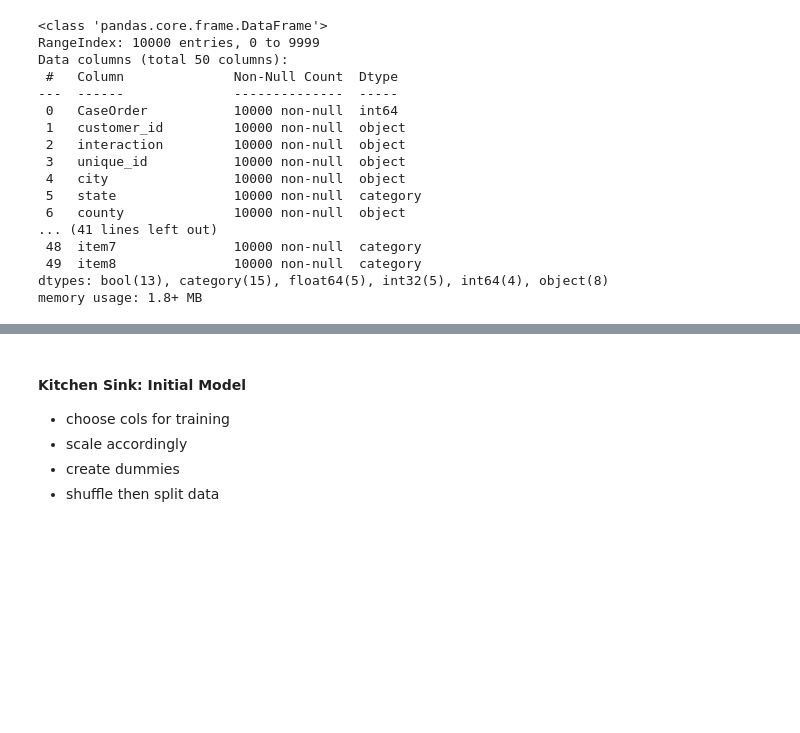
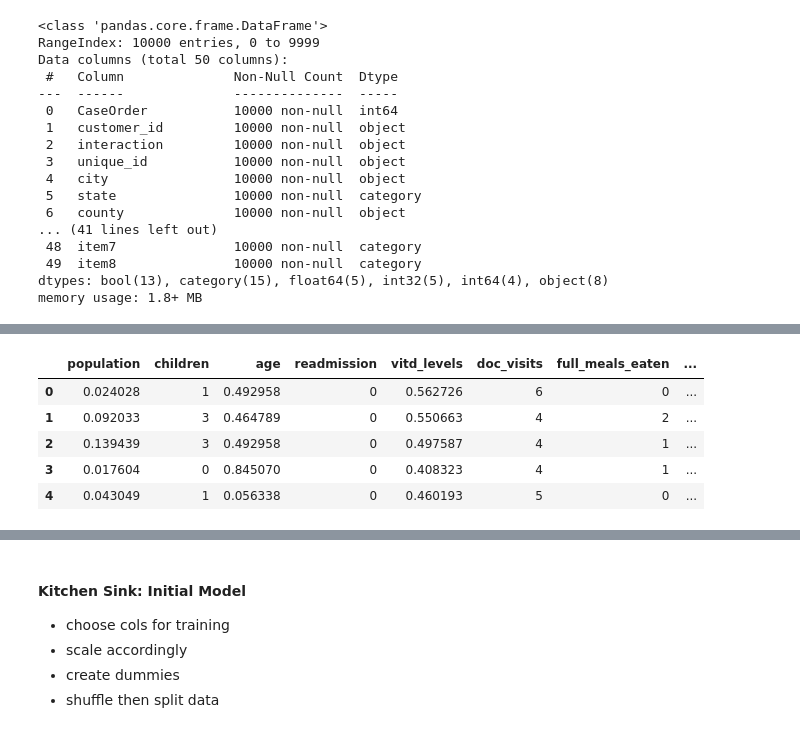
Before and after one commit to DesireeMcElroy/WGU_MSDA, a Jupyter notebook: D208-Predictive_Modeling/logistic_reg_task1.ipynb, the cells around one changed output, grey strips where cells are left out. Saved outputs shown, nothing was run; the diff lists cells and outputs as text; code cells hidden in the pictures; blank space fills up the shorter version.

```diff
--- a/D208-Predictive_Modeling/logistic_reg_task1.ipynb
+++ b/D208-Predictive_Modeling/logistic_reg_task1.ipynb
@@ -556,0 +735,19 @@ memory usage: 1.8+ MB
+# %%
+# change boolean to binary
+binary = ['readmission'
+                  ,'high_blood'
+                  ,'stroke'
+                  ,'overweight'
+                  ,'arthritis'
+                  ,'diabetes'
+                  ,'hyperlipidemia'
+                  ,'backpain'
+                  ,'anxiety'
+                  ,'allergic_rhinitis'
+                  ,'reflux_esophagitis'
+                  ,'asthma']
+
+
+# replace True with 1's and False with 0's
+df[binary] = df[binary].replace(True, 1)
+df[binary] = df[binary].replace(False, 0)
@@ -556,0 +812,3 @@ memory usage: 1.8+ MB
+# %%
+df[['item1','item2', 'item3', 'item4']] = df[['item1','item2', 'item3', 'item4']].astype('int32')
+df[['item5','item6', 'item7', 'item8']] = df[['item5','item6', 'item7', 'item8']].astype('int32')
@@ -556,0 +835,9 @@ memory usage: 1.8+ MB
+# %%
+df.head()
+# %% [output]
+|  | population | children | age | readmission | vitd_levels | doc_visits | full_meals_eaten | ... |
+| 0 | 0.024028 | 1 | 0.492958 | 0 | 0.562726 | 6 | 0 | ... |
+| 1 | 0.092033 | 3 | 0.464789 | 0 | 0.550663 | 4 | 2 | ... |
+| 2 | 0.139439 | 3 | 0.492958 | 0 | 0.497587 | 4 | 1 | ... |
+| 3 | 0.017604 | 0 | 0.845070 | 0 | 0.408323 | 4 | 1 | ... |
+| 4 | 0.043049 | 1 | 0.056338 | 0 | 0.460193 | 5 | 0 | ... |
```
Also changed, not shown: parts of 54 cells of this notebook.
